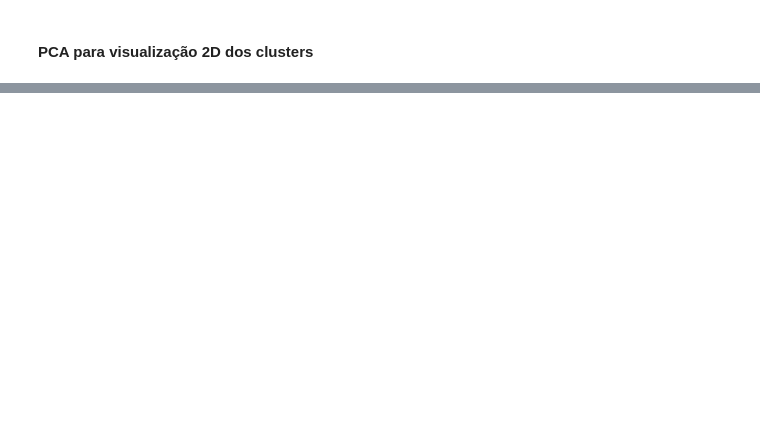
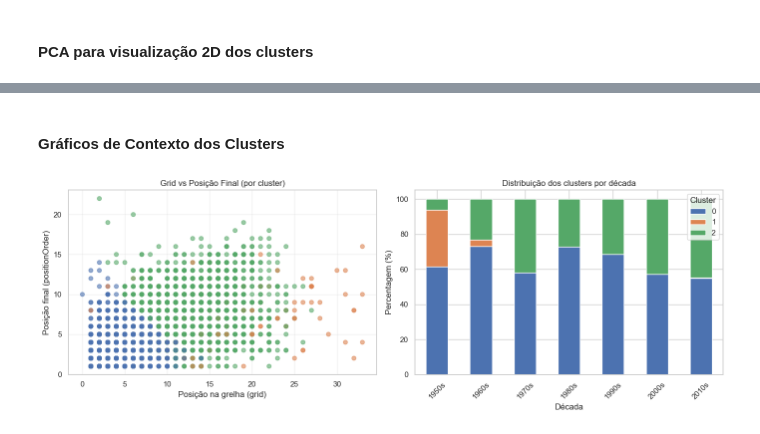
Before and after one commit to Carlos26875/IA_P02_G13, a Jupyter notebook: 02_clustering.ipynb, the cells around one changed output, grey strips where cells are left out. Cells and saved outputs as stored; diff of their text form; code cells hidden in the pictures; blank space fills up the shorter version.

Commit message:
Gráficos de Contexto

```diff
--- a/02_clustering.ipynb
+++ b/02_clustering.ipynb
@@ -342,3 +466,52 @@ plt.show()
+# %% [markdown]
+#### Gráficos de Contexto dos Clusters
+# %%
+clusters = sorted(df_clusters["cluster"].unique())
+default_colors = plt.rcParams['axes.prop_cycle'].by_key()['color']
+cluster_colors = {c: default_colors[i % len(default_colors)] for i, c in enumerate(clusters)}
+
+
+fig, axes = plt.subplots(1, 2, figsize=(14, 5))
+
+point_colors = df_clusters["cluster"].map(cluster_colors)
+
+axes[0].scatter(
+    df_clusters["grid"],
+    df_clusters["positionOrder"],
+    c=point_colors,
+    alpha=0.6
+)
+axes[0].set_xlabel("Posição na grelha (grid)")
+axes[0].set_ylabel("Posição final (positionOrder)")
+axes[0].set_title("Grid vs Posição Final (por cluster)")
+axes[0].grid(True, alpha=0.3)
+
+
+df_clusters["decade_cat"] = ((df_clusters["year"] // 10) * 10).astype(str) + "s"
+decade_cluster = (pd.crosstab(df_clusters["decade_cat"], df_clusters["cluster"], normalize="index") * 100)
+
+
+decade_cluster = decade_cluster.reindex(columns=clusters)
+
+bar_colors = [cluster_colors[c] for c in decade_cluster.columns]
+
+decade_cluster.plot(
+    kind="bar",
+    stacked=True,
+    ax=axes[1],
+    color=bar_colors
+)
+
+axes[1].set_xlabel("Década")
+axes[1].set_ylabel("Percentagem (%)")
+axes[1].set_title("Distribuição dos clusters por década")
+axes[1].legend(title="Cluster")
+axes[1].set_xticklabels(axes[1].get_xticklabels(), rotation=45)
+
+plt.tight_layout()
+plt.show()
+# %% [output]
+[figure, added]
 # %% [markdown]
 ## 5. Conclusão
 
```
Also changed, not shown: parts of 20 cells of this notebook.
